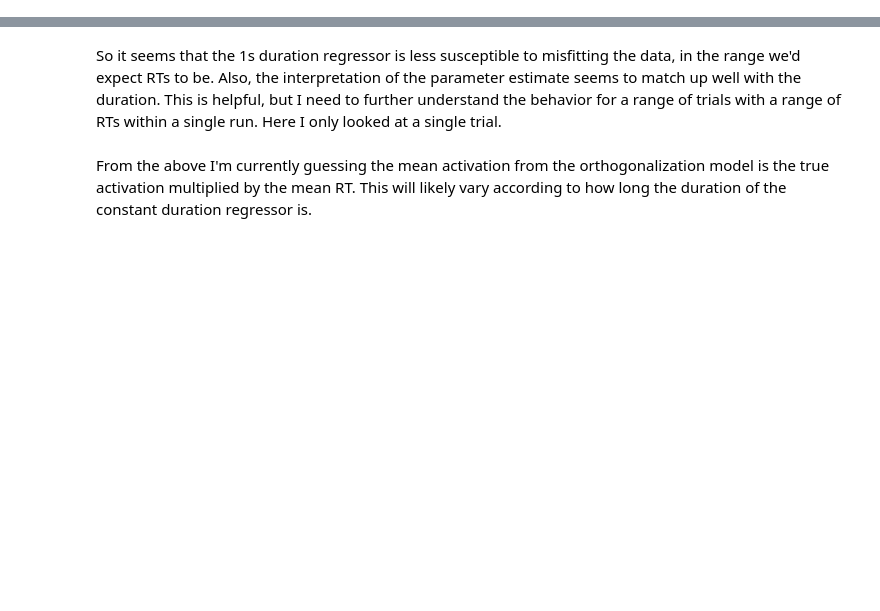
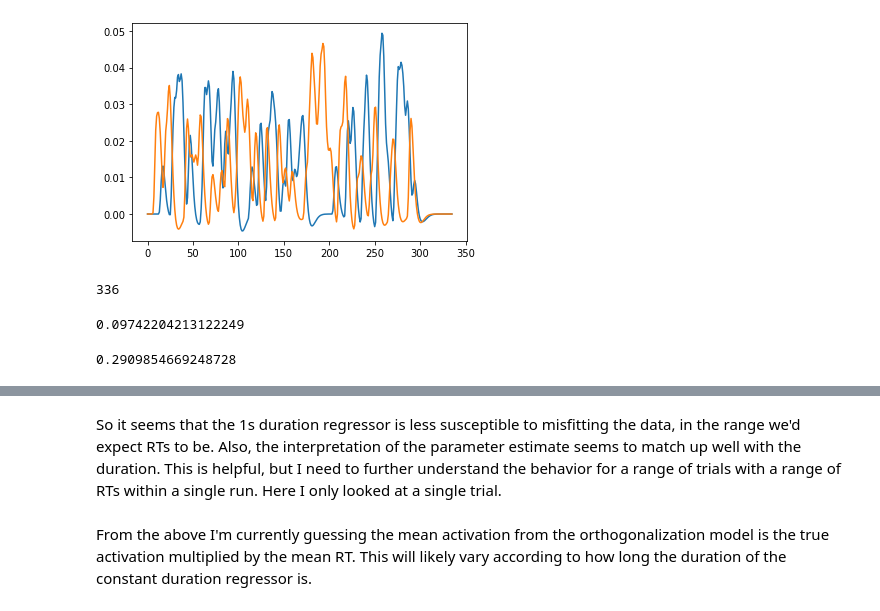
Before and after one commit to jmumford/RT_sim, a Jupyter notebook: understanding_parameter_interpretation.ipynb, the cells around one changed output, grey strips where cells are left out. Saved outputs shown, nothing was run; the diff lists cells and outputs as text; code cells hidden in the pictures; blank space fills up the shorter version.

```diff
--- a/understanding_parameter_interpretation.ipynb
+++ b/understanding_parameter_interpretation.ipynb
@@ -53,0 +18,68 @@ for sim in range(0, n_sim):
+# %%
+nsub = 30
+n_trials = 80
+scan_length = 350
+repetition_time = 1
+mu_grinband_shift = 638
+inv_lambda_grinband_shift = 699
+sigma_grinband_shift = 103
+mu_expnorm = mu_grinband_shift
+lam_expnorm = 1 / inv_lambda_grinband_shift
+sigma_expnorm = sigma_grinband_shift
+#Stroop settings
+#mu_expnorm = 530
+#lam_expnorm = 1 / 160
+#sigma_expnorm = 77
+max_rt = 8000
+min_rt = 50
+event_duration = .1
+center_rt=False
+hp_filter = True
+ISI_min = 1
+ISI_max = 3
+nsim_sd_est = 100
+nsim_power = 1000
+
+rt_diff_s = .3
+beta_scales_yes = np.array([.75, 1.1])
+beta_scales_no = np.array([.85, 1.3])
+win_sub_noise_sd={'dv_scales_yes': 1.15, 'dv_scales_no': .09}
+btwn_sub_noise_sd={'dv_scales_yes': .65, 'dv_scales_no': .75}
+
+regs, mns = make_regressors_two_trial_types(n_trials,
+                                    repetition_time, mu_expnorm,
+                                    lam_expnorm, sigma_expnorm,
+                                    max_rt, min_rt, event_duration,
+                                    ISI_min, ISI_max, center_rt,
+                                    rt_diff_s)
+plt.plot(regs['stim1_random'])
+plt.plot(regs['stim2_random'])
+plt.show()
+
+print(len(regs['stim1_random']))
+# %% [output]
+[figure, added]
+336
+# %%
+rt_diff_s = .2
+rt_trials_shorter, rt_trials_longer = sample_rts_2stim(n_trials, mu_expnorm, lam_expnorm,
+                     sigma_expnorm, max_rt, min_rt, rt_diff_s)
+np.mean(rt_trials_longer - rt_trials_shorter)
+# %% [output]
+0.09742204213122249
+# %%
+rt_diff_s = 0.3
+nsub_test = 10000
+rt_trials_shorter = []
+rt_trials_longer = []
+for i in range(0, nsub_test):
+    rt_trials_shorter_loop, rt_trials_longer_loop = sample_rts_2stim(n_trials, mu_expnorm, lam_expnorm,
+                     sigma_expnorm, max_rt, min_rt, rt_diff_s)
+    rt_trials_shorter.append(np.mean(rt_trials_shorter_loop))
+    rt_trials_longer.append(np.mean(rt_trials_longer_loop))
+rt_trials_shorter = np.array(rt_trials_shorter)
+rt_trials_longer = np.array(rt_trials_longer)
+
+print(np.mean(rt_trials_longer - rt_trials_shorter))
+# %% [output]
+0.2909854669248728
```
Also changed, not shown: parts of 53 cells of this notebook, 15 other files.
